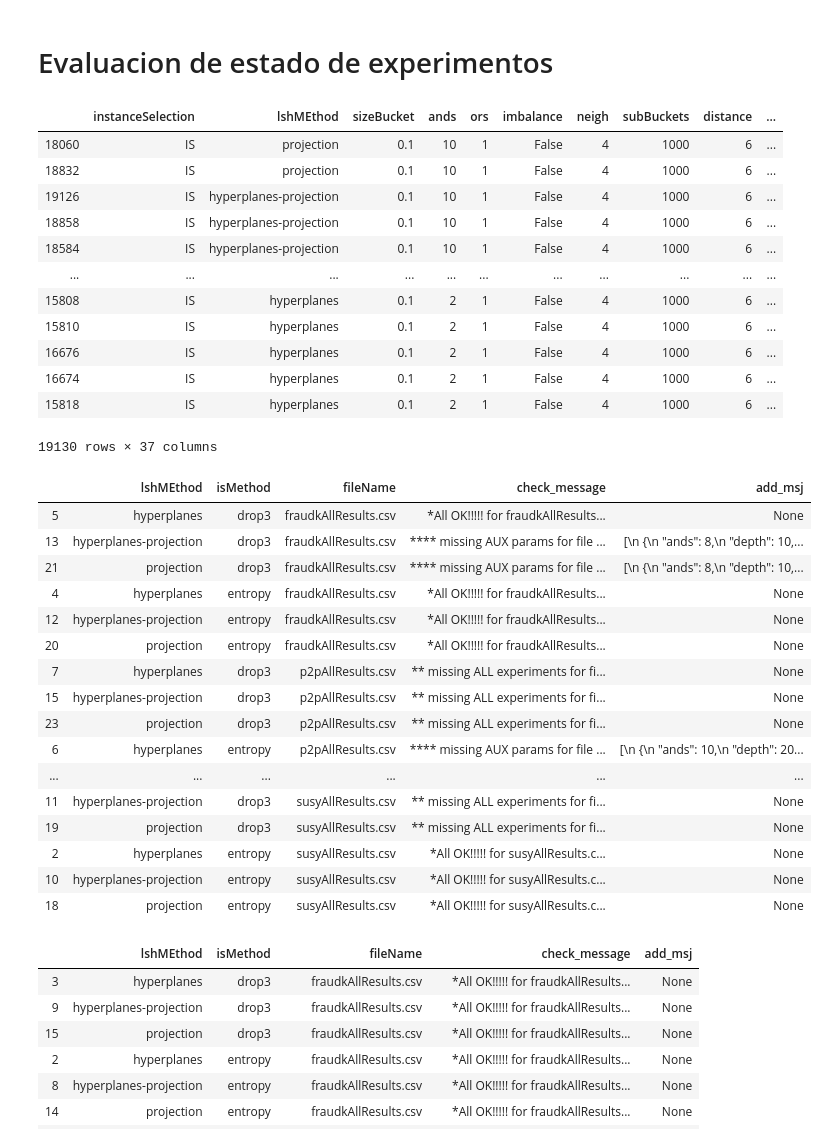
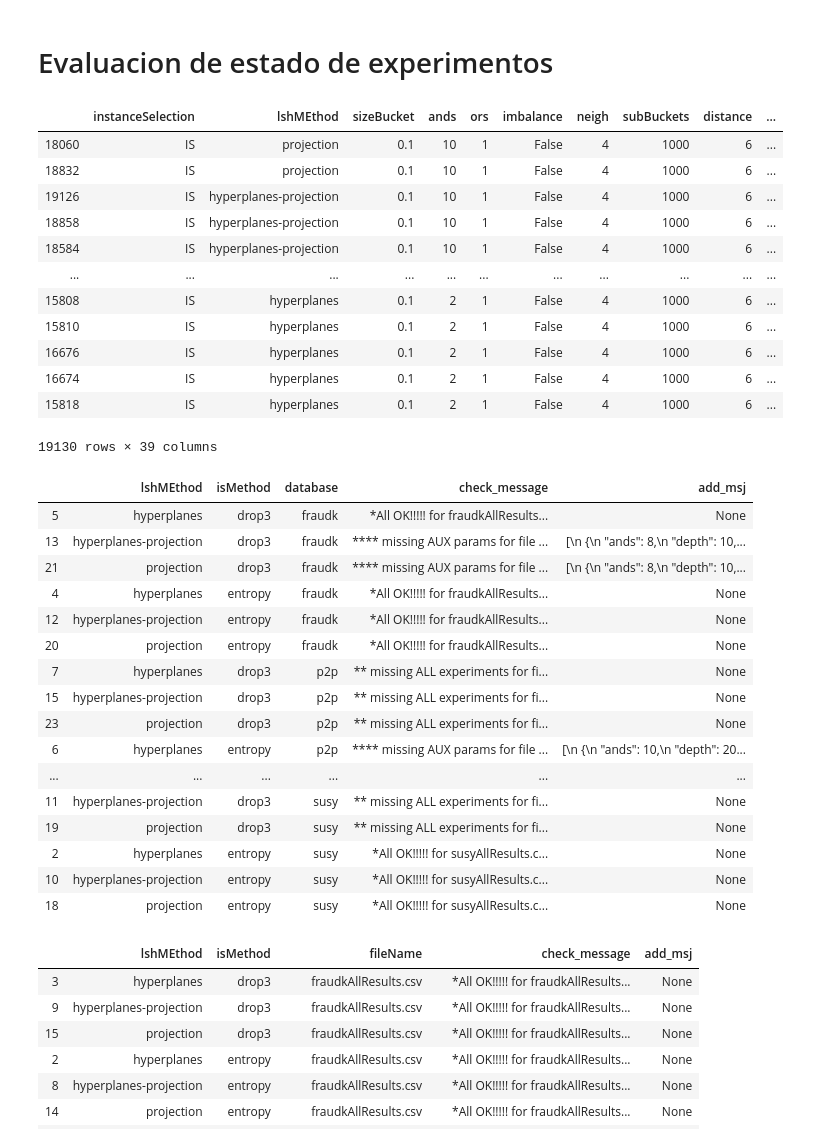
Before and after one commit to germaneduardo/results-analysis, a Jupyter notebook: PlotAnalysis.ipynb, the cells around one changed output. Saved outputs shown, nothing was run; the diff lists cells and outputs as text; code cells hidden in the pictures.

```diff
--- a/PlotAnalysis.ipynb
+++ b/PlotAnalysis.ipynb
@@ -20,14 +20,14 @@ files = []
 for i in p.glob('**/*.csv'):
     if not i.name  in (ignore):
         partial = pd.read_csv(i.absolute())
-        partial['file'] = i.name
+        partial['database'] = i.name.split("AllResults")[0]
         all_results = pd.concat([all_results, partial], ignore_index = True)
         files.append(i.name)
 all_results['Total Time'] = all_results.timeLSH + all_results.timeIS
 all_results['total'] = all_results.tp + all_results.tn + all_results.fn + all_results.fp
 all_results['samples by bucket average (relative)'] = all_results.buckAvg/all_results.total*100.0
-
 all_results['model_complexity'] =  all_results.trees*all_results.depth
+all_results['Reduction of DataSet(%)'] = (1 - all_results['reduction'])*100.0
 # %%
 all_results.sort_values(by = 'samples by bucket average (relative)')
 # %% [output]
@@ -43,5 +43,5 @@ all_results.sort_values(by = 'samples by bucket average (relative)')
 | 16676 | IS | hyperplanes | 0.1 | 2 | 1 | False | 4 | 1000 | 6 | ... |
 | 16674 | IS | hyperplanes | 0.1 | 2 | 1 | False | 4 | 1000 | 6 | ... |
 | 15818 | IS | hyperplanes | 0.1 | 2 | 1 | False | 4 | 1000 | 6 | ... |
-19130 rows × 37 columns
+19130 rows × 39 columns
 # %%
@@ -49,6 +49,6 @@ assert (all_results.groupby('file')['lshMEthod'].apply(lambda x: pd.isnull(x).su
 # %%
 def checks_params(df, filen, isMethod, lshMEthod,imbalance, ifis='IS'):
-    check = df[(df.file == filen) & \
+    check = df[(df.database == filen.split("AllResults")[0]) & \
     (df.instanceSelection==ifis) & (df.isMethod == isMethod) & \
     (df.lshMEthod==lshMEthod) & (df.imbalance==imbalance)].groupby(['k', 'trees', 'depth', "ands", "ors"])['timeLSH'].count()
 
@@ -64,7 +64,7 @@ def checks_params_complete(df, filen, isMethod, lshMEthod,imbalance, ifis='IS'):
     auxs_params = ['k', 'trees', 'depth', "ands", "ors"]
     complete_aux_params= pd.read_csv(output_dir / "complete_aux_params.csv")
     complete_aux_params['aux'] = 1
-    check = df[(df.file == filen) & \
+    check = df[(df.database == filen.split("AllResults")[0]) & \
     (df.instanceSelection==ifis) & (df.isMethod == isMethod) & \
     (df.lshMEthod==lshMEthod) & (df.imbalance==imbalance)].groupby(auxs_params)['timeLSH'].count()
     if(check.shape[0]==0):
@@ -88,35 +88,35 @@ def checks_params_complete(df, filen, isMethod, lshMEthod,imbalance, ifis='IS'):
 # %%
 lshMEthods = ['hyperplanes', 'hyperplanes-projection', 'projection']
 isMEthod = ['entropy','drop3']
 combinations = [(x,y,z) for x in lshMEthods for y in files for z in isMEthod]
 
 check_result = pd.DataFrame()
 ii = 0
 for lsh, file_n, isM in combinations:
     meesage,add = checks_params_complete(all_results, file_n, isM, lsh, imbalance = False)
     partial = pd.DataFrame(data = {'lshMEthod': lsh, 'isMethod': isM,
-        'fileName': file_n, 'check_message':meesage, 'add_msj': add}, index = [ii])
+        'database': file_n.split("AllResults")[0], 'check_message':meesage, 'add_msj': add}, index = [ii])
     check_result = pd.concat([check_result,partial], ignore_index = True)
     ii+=1
-check_result.sort_values(by = ['fileName', 'isMethod', 'lshMEthod'])
+check_result.sort_values(by = ['database', 'isMethod', 'lshMEthod'])
 # %% [output]
-|  | lshMEthod | isMethod | fileName | check_message | add_msj |
-| 5 | hyperplanes | drop3 | fraudkAllResults.csv | *All OK!!!!! for fraudkAllResults... | None |
-| 13 | hyperplanes-projection | drop3 | fraudkAllResults.csv | **** missing AUX params for file ... | [\n {\n "ands": 8,\n "depth": 10,... |
-| 21 | projection | drop3 | fraudkAllResults.csv | **** missing AUX params for file ... | [\n {\n "ands": 8,\n "depth": 10,... |
-| 4 | hyperplanes | entropy | fraudkAllResults.csv | *All OK!!!!! for fraudkAllResults... | None |
-| 12 | hyperplanes-projection | entropy | fraudkAllResults.csv | *All OK!!!!! for fraudkAllResults... | None |
-| 20 | projection | entropy | fraudkAllResults.csv | *All OK!!!!! for fraudkAllResults... | None |
-| 7 | hyperplanes | drop3 | p2pAllResults.csv | ** missing ALL experiments for fi... | None |
-| 15 | hyperplanes-projection | drop3 | p2pAllResults.csv | ** missing ALL experiments for fi... | None |
-| 23 | projection | drop3 | p2pAllResults.csv | ** missing ALL experiments for fi... | None |
-| 6 | hyperplanes | entropy | p2pAllResults.csv | **** missing AUX params for file ... | [\n {\n "ands": 10,\n "depth": 20... |
+|  | lshMEthod | isMethod | database | check_message | add_msj |
+| 5 | hyperplanes | drop3 | fraudk | *All OK!!!!! for fraudkAllResults... | None |
+| 13 | hyperplanes-projection | drop3 | fraudk | **** missing AUX params for file ... | [\n {\n "ands": 8,\n "depth": 10,... |
+| 21 | projection | drop3 | fraudk | **** missing AUX params for file ... | [\n {\n "ands": 8,\n "depth": 10,... |
+| 4 | hyperplanes | entropy | fraudk | *All OK!!!!! for fraudkAllResults... | None |
+| 12 | hyperplanes-projection | entropy | fraudk | *All OK!!!!! for fraudkAllResults... | None |
+| 20 | projection | entropy | fraudk | *All OK!!!!! for fraudkAllResults... | None |
+| 7 | hyperplanes | drop3 | p2p | ** missing ALL experiments for fi... | None |
+| 15 | hyperplanes-projection | drop3 | p2p | ** missing ALL experiments for fi... | None |
+| 23 | projection | drop3 | p2p | ** missing ALL experiments for fi... | None |
+| 6 | hyperplanes | entropy | p2p | **** missing AUX params for file ... | [\n {\n "ands": 10,\n "depth": 20... |
 | ... | ... | ... | ... | ... | ... |
-| 11 | hyperplanes-projection | drop3 | susyAllResults.csv | ** missing ALL experiments for fi... | None |
-| 19 | projection | drop3 | susyAllResults.csv | ** missing ALL experiments for fi... | None |
-| 2 | hyperplanes | entropy | susyAllResults.csv | *All OK!!!!! for susyAllResults.c... | None |
-| 10 | hyperplanes-projection | entropy | susyAllResults.csv | *All OK!!!!! for susyAllResults.c... | None |
-| 18 | projection | entropy | susyAllResults.csv | *All OK!!!!! for susyAllResults.c... | None |
+| 11 | hyperplanes-projection | drop3 | susy | ** missing ALL experiments for fi... | None |
+| 19 | projection | drop3 | susy | ** missing ALL experiments for fi... | None |
+| 2 | hyperplanes | entropy | susy | *All OK!!!!! for susyAllResults.c... | None |
+| 10 | hyperplanes-projection | entropy | susy | *All OK!!!!! for susyAllResults.c... | None |
+| 18 | projection | entropy | susy | *All OK!!!!! for susyAllResults.c... | None |
 # %%
 lshMEthods = ['hyperplanes', 'hyperplanes-projection', 'projection']
 isMEthod = ['entropy','drop3']
```
Also changed, not shown: parts of 19 cells of this notebook, 3 other files.
